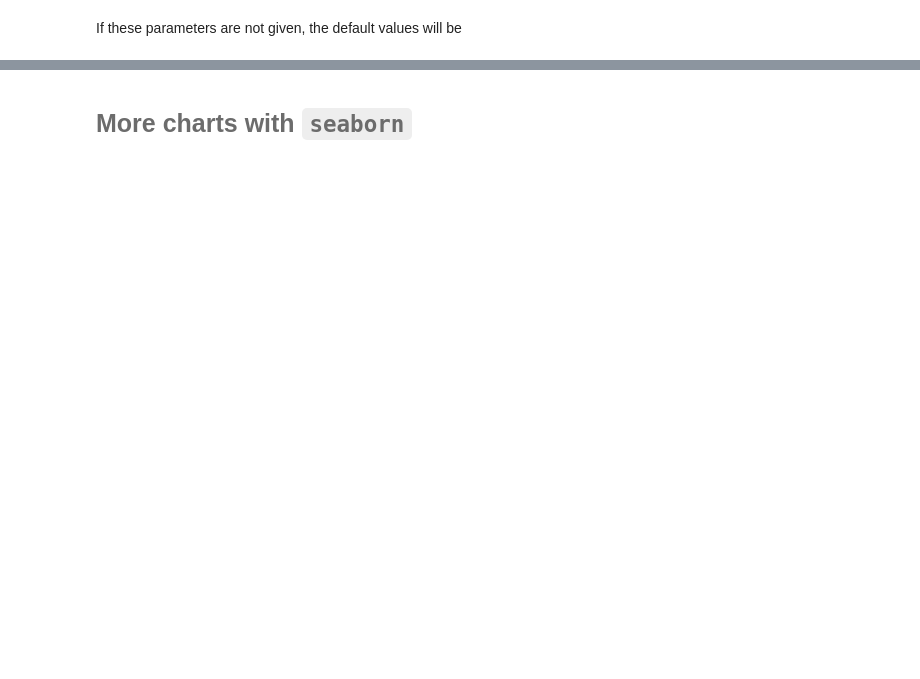
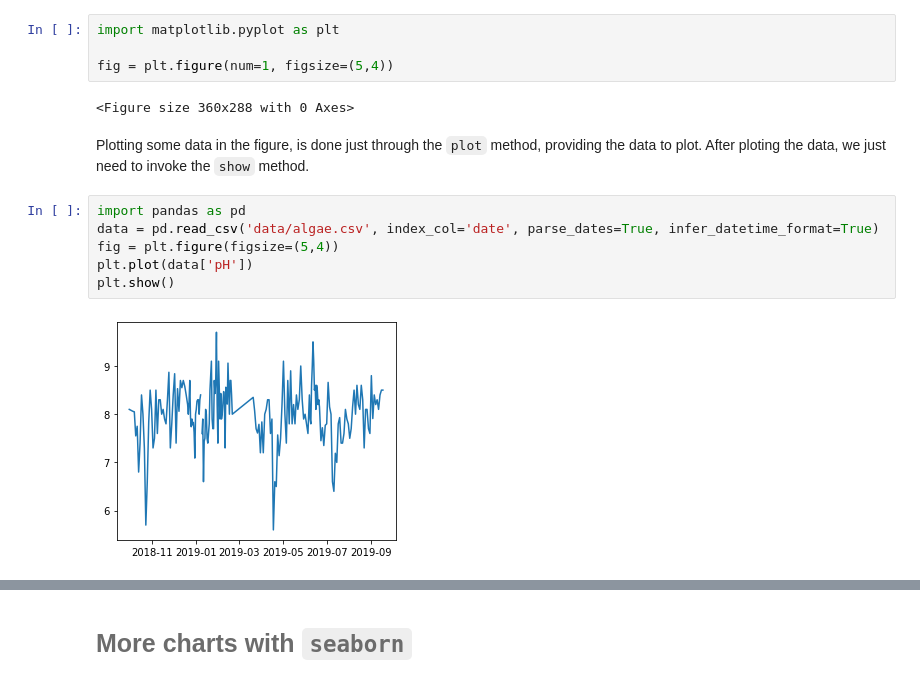
Before and after one commit to psinogas/DSlabs2019, a Jupyter notebook: Lab02.ipynb, the cells around one changed output, grey strips where cells are left out. Drawn from its saved outputs; the diff is of its cells as text; blank space fills up the shorter version.

Commit message:
Python basics: basic charts with matplotlib ...

```diff
--- a/Lab02.ipynb
+++ b/Lab02.ipynb
@@ -22,2 +31,17 @@ The <code>Figure</code> corresponds to the canvas where the elements would be pl
-# %% [markdown]
-If these parameters are not given, the default values will be
+# %%
+import matplotlib.pyplot as plt
+
+fig = plt.figure(num=1, figsize=(5,4))
+# %% [output]
+<Figure size 360x288 with 0 Axes>
+# %% [markdown]
+Plotting some data in the figure, is done just through the <code>plot</code> method, providing the data to plot.
+After ploting the data, we just need to invoke the <code>show</code> method.
+# %%
+import pandas as pd
+data = pd.read_csv('data/algae.csv', index_col='date', parse_dates=True, infer_datetime_format=True)
+fig = plt.figure(figsize=(5,4))
+plt.plot(data['pH'])
+plt.show()
+# %% [output]
+[figure, added]
```
Also changed, not shown: parts of 11 cells of this notebook, 2 other files.
